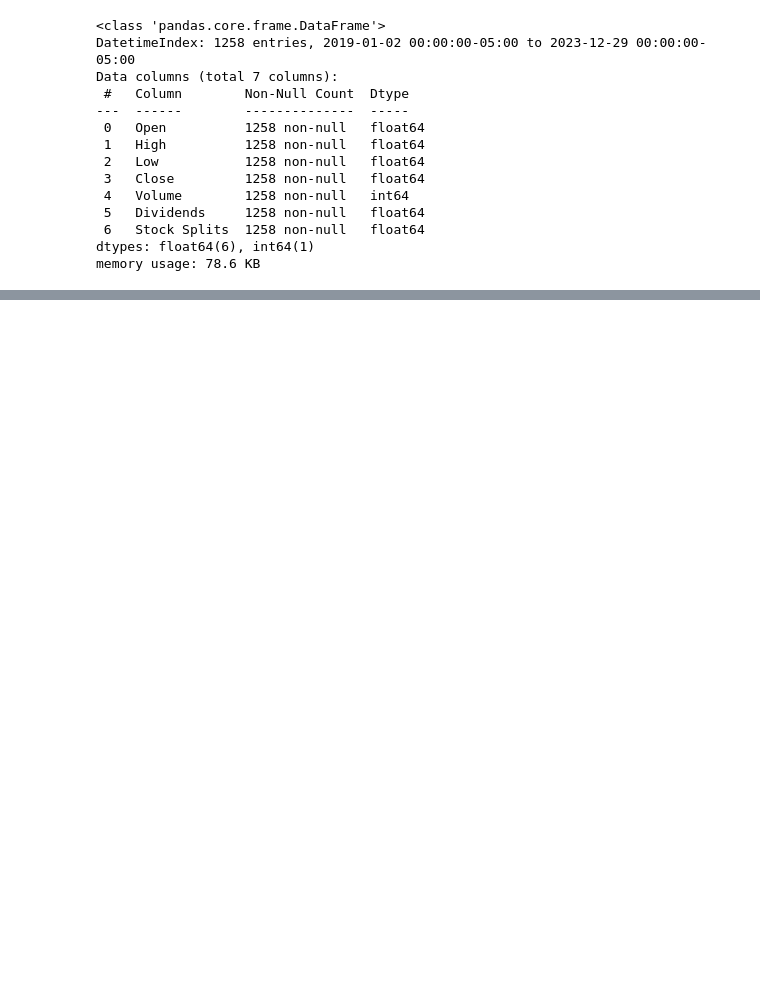
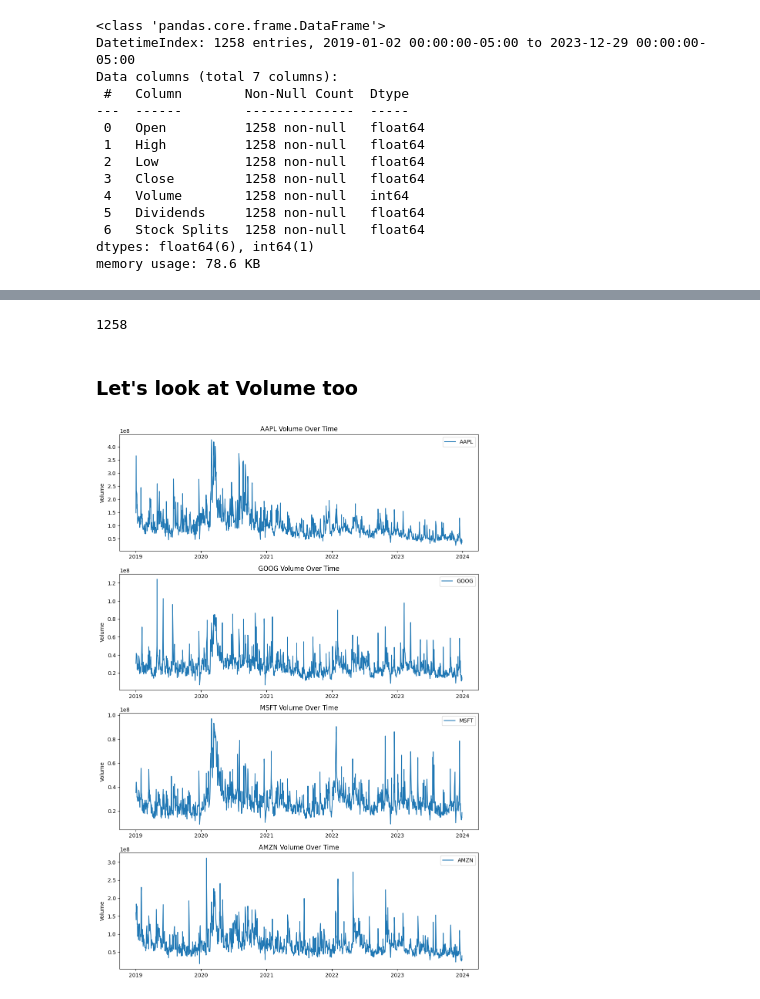
Before and after one commit to jhuan35/jpmc-qr-mentorship, a Jupyter notebook: lstm.ipynb, the cells around one changed output, grey strips where cells are left out. Saved outputs shown, nothing was run; the diff lists cells and outputs as text; code cells hidden in the pictures; blank space fills up the shorter version.

```diff
--- a/lstm.ipynb
+++ b/lstm.ipynb
@@ -72,0 +85,10 @@ memory usage: 78.6 KB
+# %%
+for i, ticker in enumerate(historical_data):
+    last_idx = len(historical_data[ticker]) - 1
+    first_close_price = historical_data[ticker].iloc[0]['Close']
+    last_close_price = historical_data[ticker].iloc[last_idx]['Close']
+    print(f"{ticker}\n--------------------------------------------------------------")
+    print(f"Close price on day {historical_data[ticker].index[0].date()} was: {first_close_price}")
+    print(f"Close price on day {historical_data[ticker].index[last_idx].date()} was: {last_close_price}")
+    print(f"Raw difference: {last_close_price - first_close_price}")
+    print(f"Percentage difference: {100 * (last_close_price - first_close_price) / first_close_price}%\n")
@@ -72,0 +113,21 @@ memory usage: 78.6 KB
+# %%
+'''
+What other things to look at, for looking at the "change in price over time"?
+    like Max drawdown?
+
+
+'''
+# %% [output]
+1258
+# %% [markdown]
+### Let's look at Volume too
+# %%
+fig, axs = plt.subplots(4, 1, figsize=(12, 18), sharex=False)
+
+for i, ticker in enumerate(historical_data):
+    axs[i].plot(historical_data[ticker].index, historical_data[ticker]['Volume'], label=ticker)
+    axs[i].set_title(f'{ticker} Volume Over Time')
+    axs[i].set_ylabel('Volume')
+    axs[i].legend()
+# %% [output]
+[figure, added]
```
Also changed, not shown: parts of 3 cells of this notebook.
